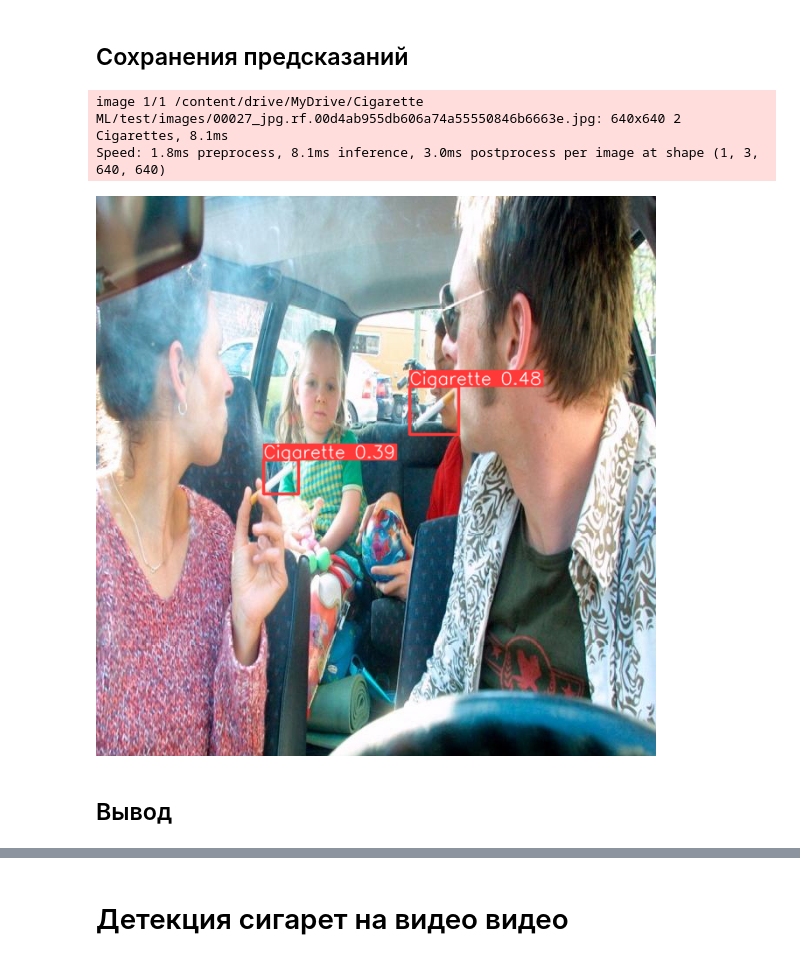
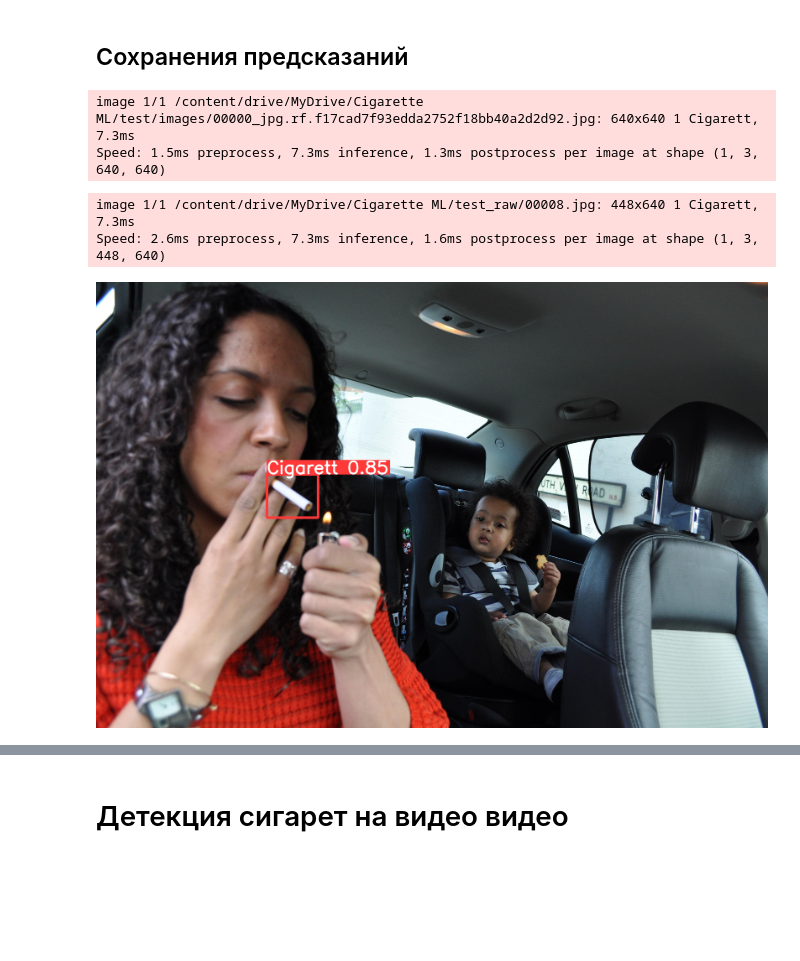
Before and after one commit to SvyatoslavMilovidov/CigaretteDetection, a Jupyter notebook: Cigarette_Detection.ipynb, the cells around one changed output, grey strips where cells are left out. Cells and saved outputs as stored; diff of their text form; code cells hidden in the pictures; blank space fills up the shorter version.

```diff
--- a/Cigarette_Detection.ipynb
+++ b/Cigarette_Detection.ipynb
@@ -108,20 +180,34 @@ from matplotlib import pyplot as plt
 # %%
-best_model_path = r'/content/drive/MyDrive/Cigarette ML/models/bestYOLOv8n.pt'
-model = YOLO(best_model_path)
+# Путь к весам модели
+best_model_path = r'/content/drive/MyDrive/Cigarette ML/models/best_75.pt'
+# %%
+# Инициализируем детектор
+cigarete_detector = CigaretteDetector(best_model_path)
 # %%
-test_img_path = '/content/drive/MyDrive/Cigarette ML/test/images/00027_jpg.rf.00d4ab955db606a74a55550846b6663e.jpg'
+# Путь к тестовому изображению
+test_img_path = r'/content/drive/MyDrive/Cigarette ML/test/images/00000_jpg.rf.f17cad7f93edda2752f18bb40a2d2d92.jpg'
+
+# Делаем одиночное предсказание
+cigarete_detector.save_move(test_img_path, 'test.jpg')
+# %% [output]
+image 1/1 /content/drive/MyDrive/Cigarette ML/test/images/00000_jpg.rf.f17cad7f93edda2752f18bb40a2d2d92.jpg: 640x640 1 Cigarett, 7.3ms
+Speed: 1.5ms preprocess, 7.3ms inference, 1.3ms postprocess per image at shape (1, 3, 640, 640)
+# %%
+'''Пример детектированного изображения'''
+
+# Путь к тестовому изображению
+test_img_path = '/content/drive/MyDrive/Cigarette ML/test_raw/00008.jpg'
 # %%
-res = model(test_img_path)
+# Детектируем сигареты
+res = cigarete_detector.model(test_img_path)
 res_plotted = res[0].plot()
 # %% [output]
-image 1/1 /content/drive/MyDrive/Cigarette ML/test/images/00027_jpg.rf.00d4ab955db606a74a55550846b6663e.jpg: 640x640 2 Cigarettes, 8.1ms
-Speed: 1.8ms preprocess, 8.1ms inference, 3.0ms postprocess per image at shape (1, 3, 640, 640)
+image 1/1 /content/drive/MyDrive/Cigarette ML/test_raw/00008.jpg: 448x640 1 Cigarett, 7.3ms
+Speed: 2.6ms preprocess, 7.3ms inference, 1.6ms postprocess per image at shape (1, 3, 448, 640)
 # %%
+# вывод изображения
 imageRGB = cv2.cvtColor(res_plotted, cv2.COLOR_BGR2RGB)
 img = Image.fromarray(imageRGB)
-img.save('test_img.jpg')
 img
 # %% [output]
-[figure, old version]
+[figure, new version]
-# %% [markdown]
-## Вывод
```
Also changed, not shown: parts of 14 cells of this notebook.
